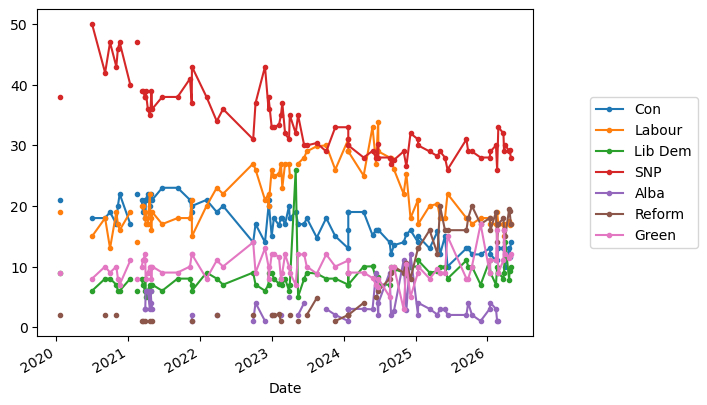
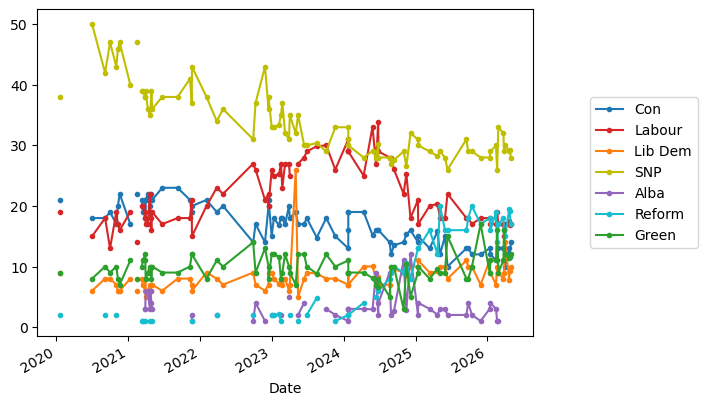
Unified diff of the notebook cell whose output changed from the first chart to the second:
--- before
+++ after
@@ -4,5 +4,5 @@
  .drop(columns='Sample')
  .loc['2016':]
- .plot(marker='.')#,colors={'Con':'tab10-blue'})
+ .plot(marker='.',color=party_colours)
  .legend(loc='center left',bbox_to_anchor=(1.1, 0.5))
 )

Commit: define colours according to party branding